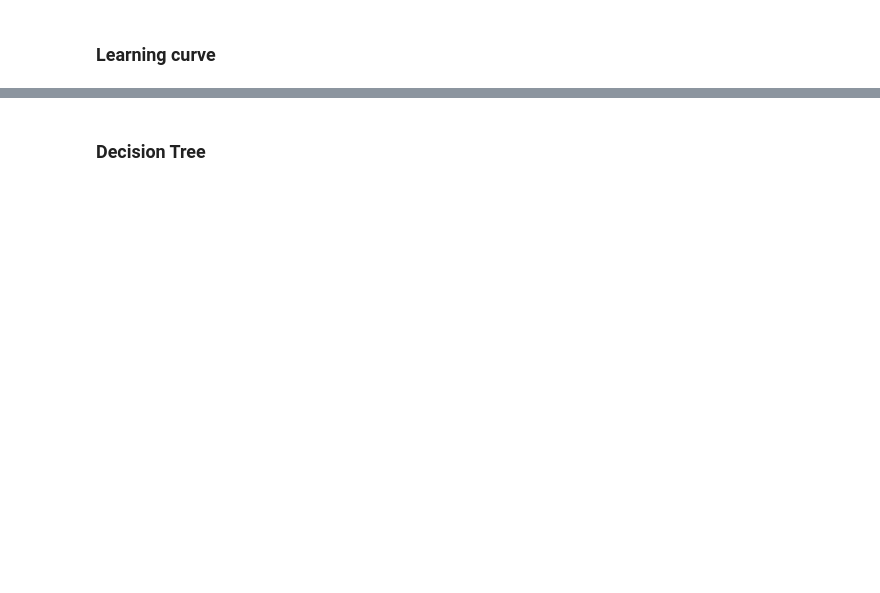
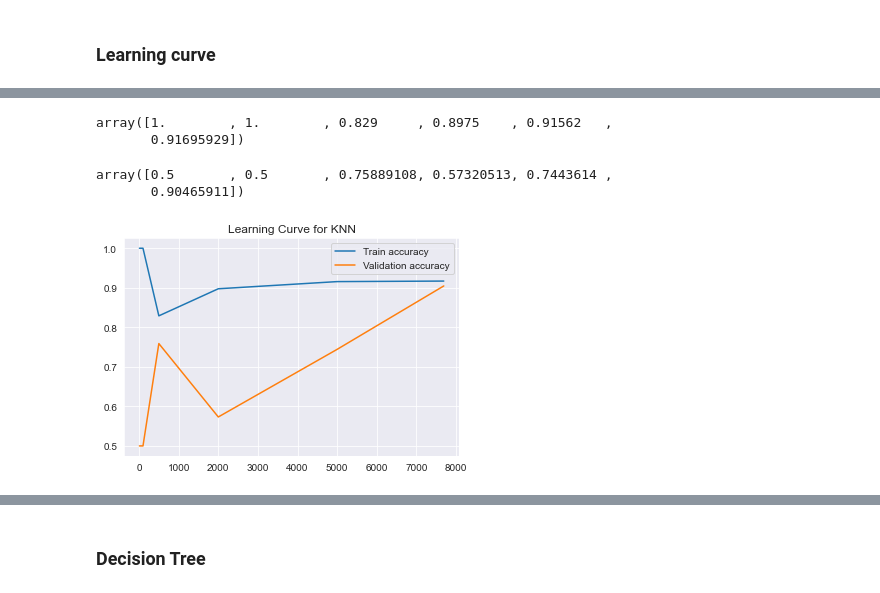
Before and after one commit to erdmkbc/Machine-Learning-Tutorial, a Jupyter notebook: Learning_Algorithms/Supervised_Learning/Classification/Stroke_Prediction/Stroke_prediction.ipynb, the cells around one changed output, grey strips where cells are left out. Cells and saved outputs as stored; diff of their text form; code cells hidden in the pictures; blank space fills up the shorter version.

```diff
--- a/Learning_Algorithms/Supervised_Learning/Classification/Stroke_Prediction/Stroke_prediction.ipynb
+++ b/Learning_Algorithms/Supervised_Learning/Classification/Stroke_Prediction/Stroke_prediction.ipynb
@@ -916,0 +1056,6 @@ plt.show()
+# %%
+# balancing data for minotry class
+from imblearn.combine import SMOTETomek
+sm = SMOTETomek(random_state = 42)
+
+X_knn, y_knn = sm.fit_resample(X_knn,y_knn.ravel())
@@ -916,0 +1082,10 @@ plt.show()
+# %%
+# for train sizes list
+train_sizes = [10, 100, 500, 2000, 5000, 7689]
+
+train_sizes, train_score_pca, validation_score_pca = learning_curve(KNeighborsClassifier(weights = 'uniform', n_neighbors = 8),
+                                                            X_knn, y_knn, cv = 10, scoring = 'accuracy',
+                                                           train_sizes = train_sizes)
+print(train_score_pca)
+print('-' * 70)
+print(validation_score_pca)
@@ -916,0 +1110,20 @@ plt.show()
+# %%
+train_mean_pca = np.mean(train_score_pca, axis = 1)
+train_mean_pca
+# %% [output]
+array([1.        , 1.        , 0.829     , 0.8975    , 0.91562   ,
+       0.91695929])
+# %%
+validation_mean_pca = np.mean(validation_score_pca, axis = 1)
+validation_mean_pca
+# %% [output]
+array([0.5       , 0.5       , 0.75889108, 0.57320513, 0.7443614 ,
+       0.90465911])
+# %%
+plt.plot(train_sizes, train_mean_pca, label = 'Train accuracy')
+plt.plot(train_sizes, validation_mean_pca, label = 'Validation accuracy')
+plt.legend(loc = 'best')
+plt.title('Learning Curve for KNN')
+plt.show()
+# %% [output]
+[figure, added]
```
Also changed, not shown: parts of 53 cells of this notebook.
